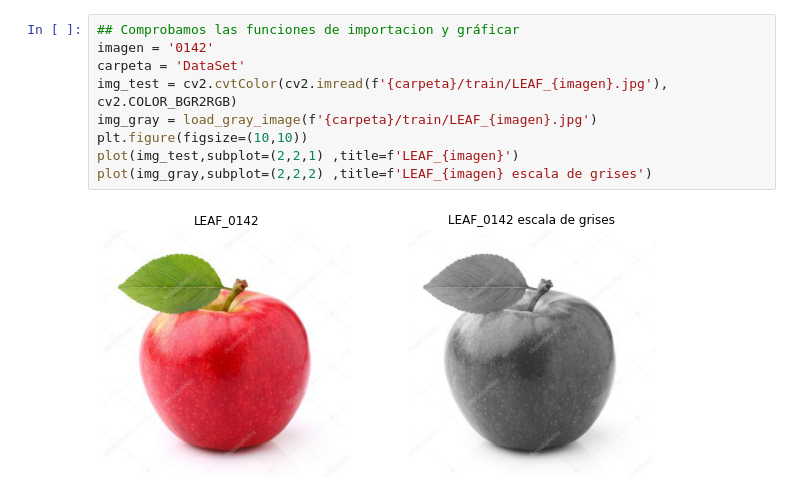
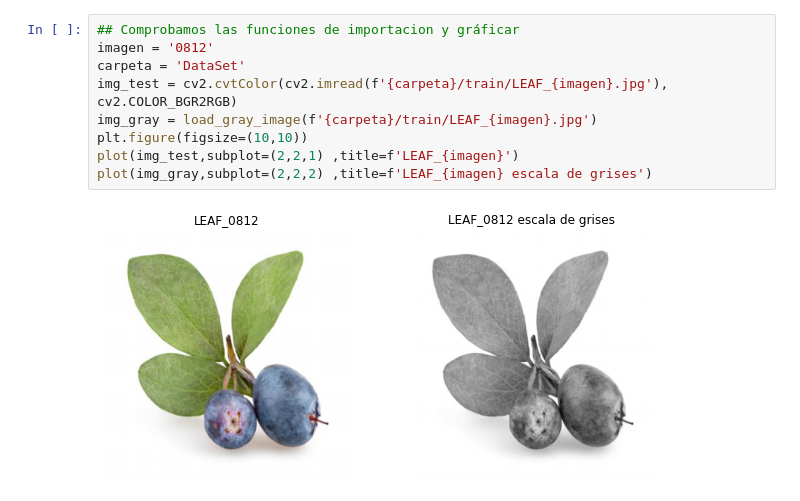
Before and after one commit to aljimenezza/Leaf-Segmentation, a Jupyter notebook: Alejo.ipynb, the cells around one changed output. Cells and saved outputs as stored; diff of their text form.

```diff
--- a/Alejo.ipynb
+++ b/Alejo.ipynb
@@ -63,12 +64,12 @@ def threshold(img,tipo,t):
     return _
 # %%
 ## Comprobamos las funciones de importacion y gráficar
-imagen = '0142'
+imagen = '0812'
 carpeta = 'DataSet'
 img_test = cv2.cvtColor(cv2.imread(f'{carpeta}/train/LEAF_{imagen}.jpg'), cv2.COLOR_BGR2RGB)
 img_gray = load_gray_image(f'{carpeta}/train/LEAF_{imagen}.jpg')
 plt.figure(figsize=(10,10))
 plot(img_test,subplot=(2,2,1) ,title=f'LEAF_{imagen}')
 plot(img_gray,subplot=(2,2,2) ,title=f'LEAF_{imagen} escala de grises')
 # %% [output]
-[figure, old version]
+[figure, new version]
```
Also changed, not shown: parts of 16 cells of this notebook.
